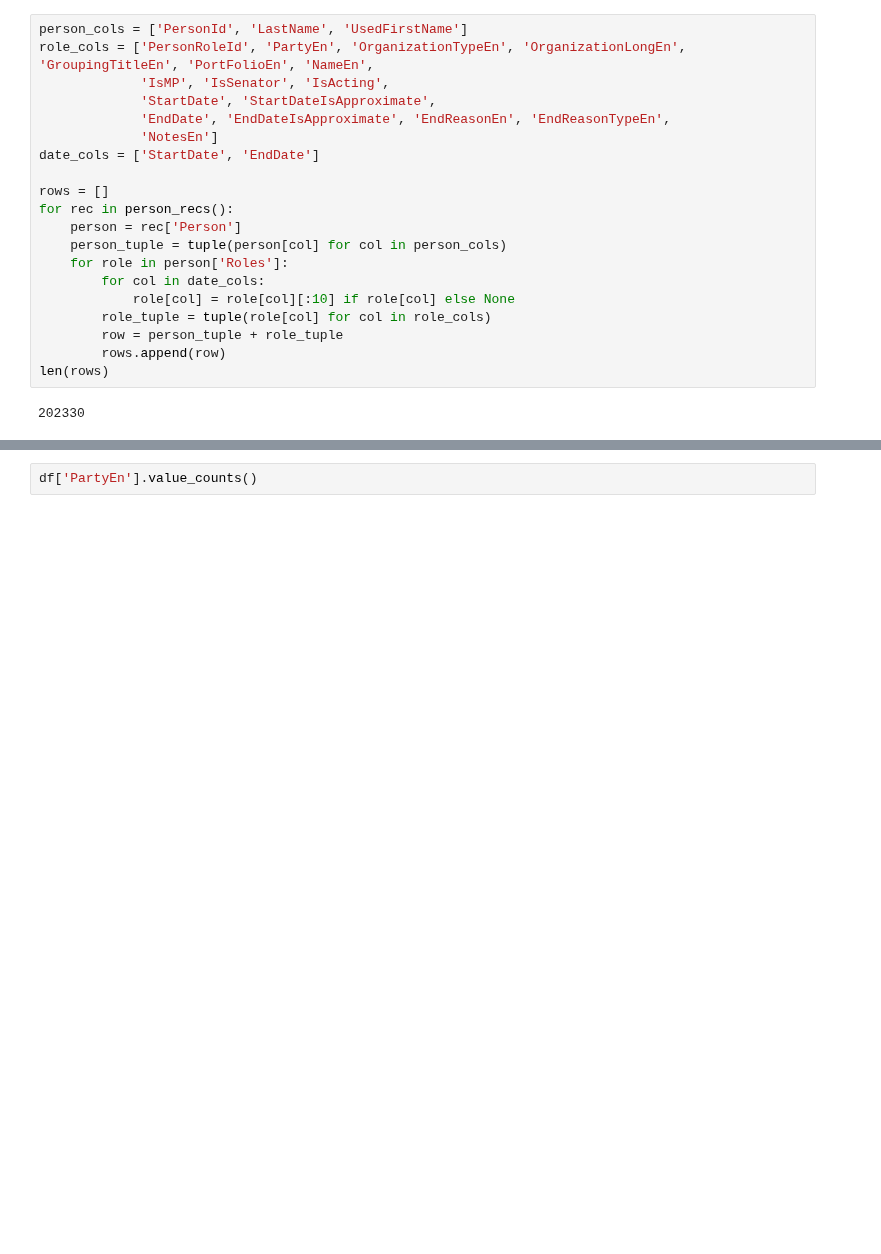
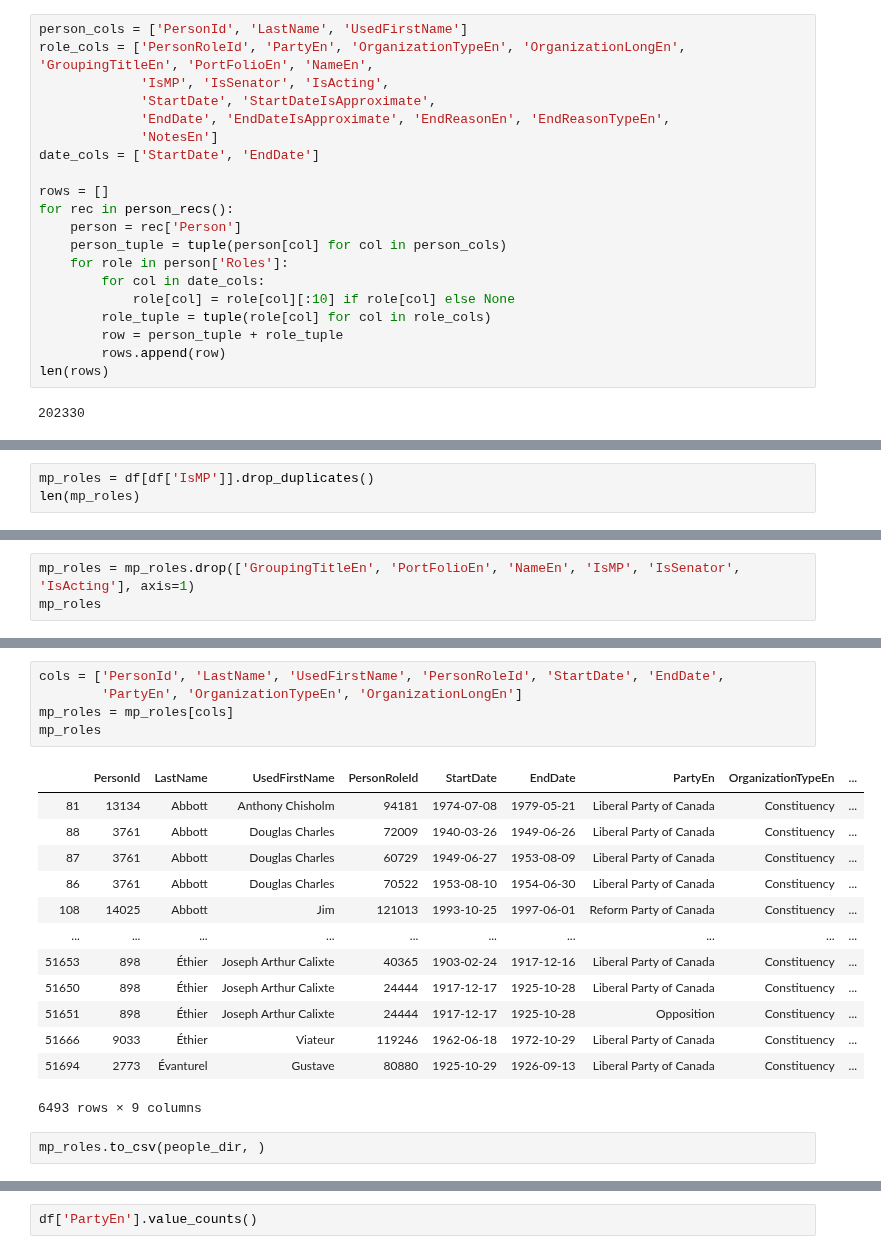
Before and after one commit to nedgar/parleh, a Jupyter notebook: notebooks/Parliamentary data.ipynb, the cells around one changed output, grey strips where cells are left out. Saved outputs shown, nothing was run; the diff lists cells and outputs as text; blank space fills up the shorter version.

```diff
--- a/notebooks/Parliamentary data.ipynb
+++ b/notebooks/Parliamentary data.ipynb
@@ -313,0 +321,3 @@ df[df['IsSenator']]
+# %%
+mp_roles = df[df['IsMP']].drop_duplicates()
+len(mp_roles)
@@ -313,0 +380,3 @@ df[df['IsSenator']]
+# %%
+mp_roles = mp_roles.drop(['GroupingTitleEn', 'PortFolioEn', 'NameEn', 'IsMP', 'IsSenator', 'IsActing'], axis=1)
+mp_roles
@@ -313,0 +417,21 @@ df[df['IsSenator']]
+# %%
+cols = ['PersonId', 'LastName', 'UsedFirstName', 'PersonRoleId', 'StartDate', 'EndDate',
+        'PartyEn', 'OrganizationTypeEn', 'OrganizationLongEn']
+mp_roles = mp_roles[cols]
+mp_roles
+# %% [output]
+|  | PersonId | LastName | UsedFirstName | PersonRoleId | StartDate | EndDate | PartyEn | OrganizationTypeEn | ... |
+| 81 | 13134 | Abbott | Anthony Chisholm | 94181 | 1974-07-08 | 1979-05-21 | Liberal Party of Canada | Constituency | ... |
+| 88 | 3761 | Abbott | Douglas Charles | 72009 | 1940-03-26 | 1949-06-26 | Liberal Party of Canada | Constituency | ... |
+| 87 | 3761 | Abbott | Douglas Charles | 60729 | 1949-06-27 | 1953-08-09 | Liberal Party of Canada | Constituency | ... |
+| 86 | 3761 | Abbott | Douglas Charles | 70522 | 1953-08-10 | 1954-06-30 | Liberal Party of Canada | Constituency | ... |
+| 108 | 14025 | Abbott | Jim | 121013 | 1993-10-25 | 1997-06-01 | Reform Party of Canada | Constituency | ... |
+| ... | ... | ... | ... | ... | ... | ... | ... | ... | ... |
+| 51653 | 898 | Éthier | Joseph Arthur Calixte | 40365 | 1903-02-24 | 1917-12-16 | Liberal Party of Canada | Constituency | ... |
+| 51650 | 898 | Éthier | Joseph Arthur Calixte | 24444 | 1917-12-17 | 1925-10-28 | Liberal Party of Canada | Constituency | ... |
+| 51651 | 898 | Éthier | Joseph Arthur Calixte | 24444 | 1917-12-17 | 1925-10-28 | Opposition | Constituency | ... |
+| 51666 | 9033 | Éthier | Viateur | 119246 | 1962-06-18 | 1972-10-29 | Liberal Party of Canada | Constituency | ... |
+| 51694 | 2773 | Évanturel | Gustave | 80880 | 1925-10-29 | 1926-09-13 | Liberal Party of Canada | Constituency | ... |
+6493 rows × 9 columns
+# %%
+mp_roles.to_csv(people_dir, )
```
Also changed, not shown: parts of 27 cells of this notebook, 1 other file.
